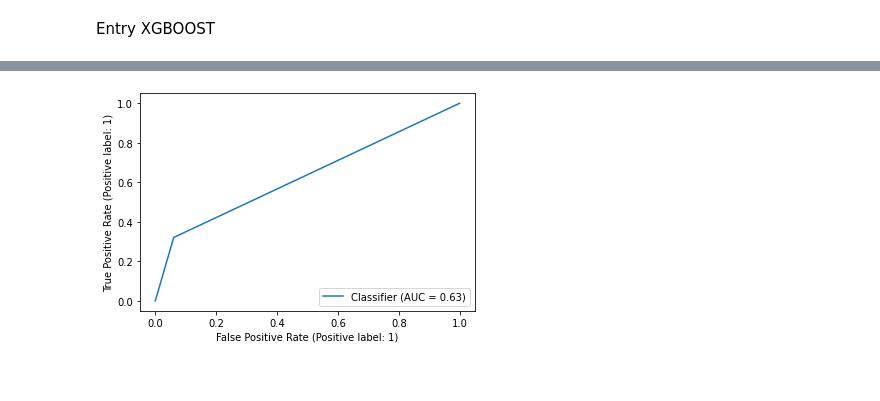
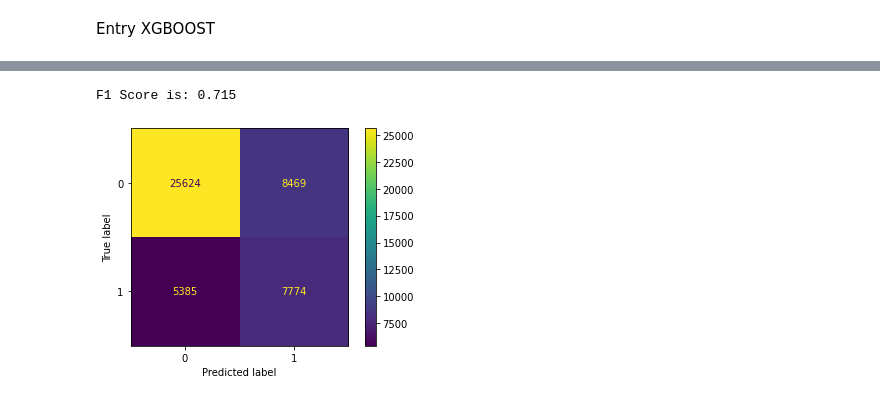
Before and after one commit to Brownsey/home_insurance, a Jupyter notebook: code.ipynb, the cells around one changed output, grey strips where cells are left out. Cells and saved outputs as stored; diff of their text form; code cells hidden in the pictures.

```diff
--- a/code.ipynb
+++ b/code.ipynb
@@ -399,5 +488,23 @@ F1 Score is: 0.72
-# %%
-RocCurveDisplay.from_predictions(y_validation_logistic, clf_predict)
-plt.show()
-# %% [output]
-[figure, removed]
+# %%
+xg_clf = xgb.XGBClassifier(
+             colsample_bytree = 0.9284479728438312,
+ gamma= 1.517593373703634,
+ learning_rate= 0.16230869972551615,
+ max_delta_step= 2,
+ max_depth= 34,
+ min_child_weight= 1.894789042847712,
+ n_estimators= 36,
+ objective= 'binary:logistic',
+ scale_pos_weight= 3,
+ subsample= 0.8024354270395989)
+
+# training the model
+xg_clf.fit(X, y_logistic)
+
+xg_predict = xg_clf.predict(X_validation)
+print_F1_score(y_validation_logistic, xg_predict)
+ConfusionMatrixDisplay.from_predictions(y_validation_logistic, xg_predict)
+plt.show()
+# %% [output]
+F1 Score is: 0.715
+[figure, added]
```
Also changed, not shown: parts of 20 cells of this notebook, 1 other file.
